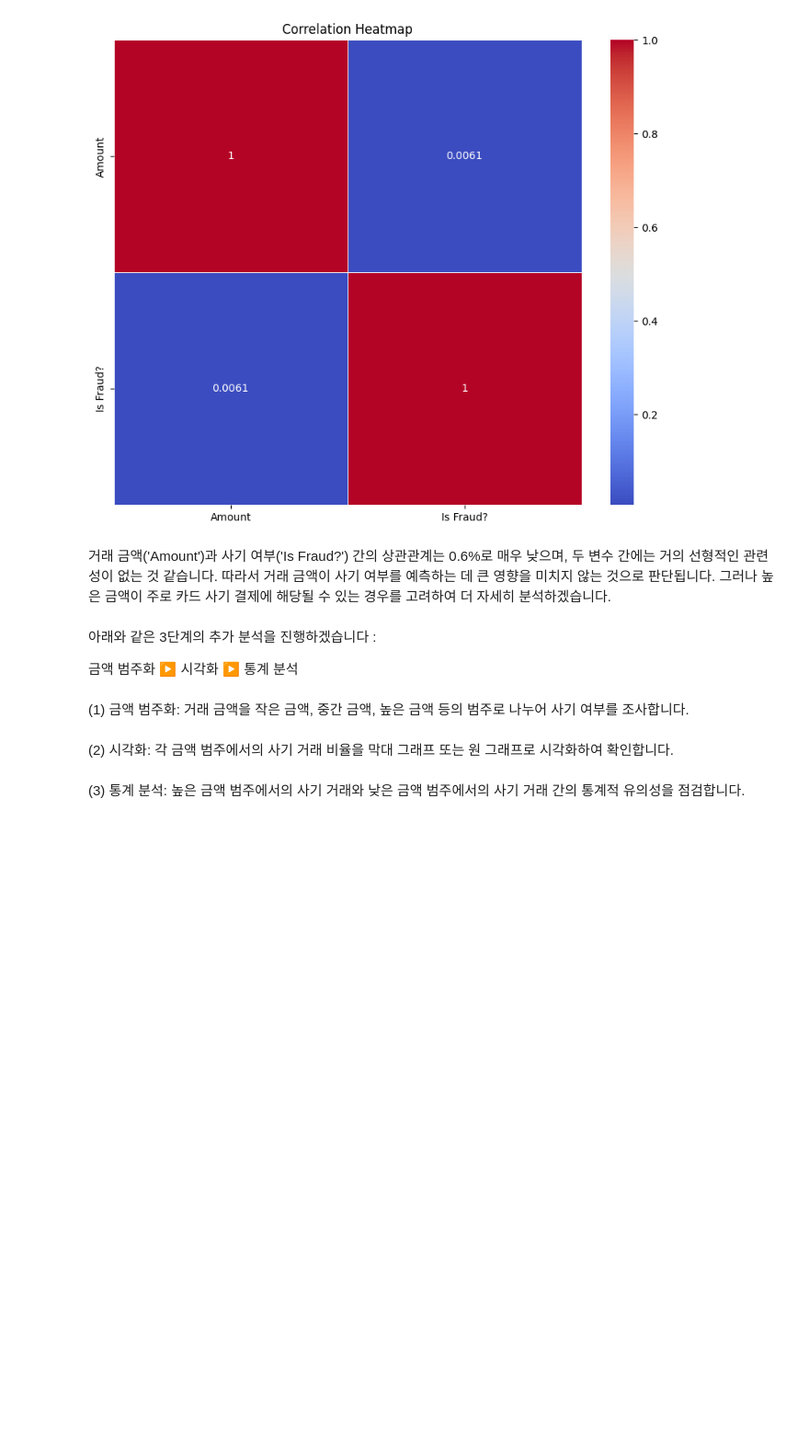
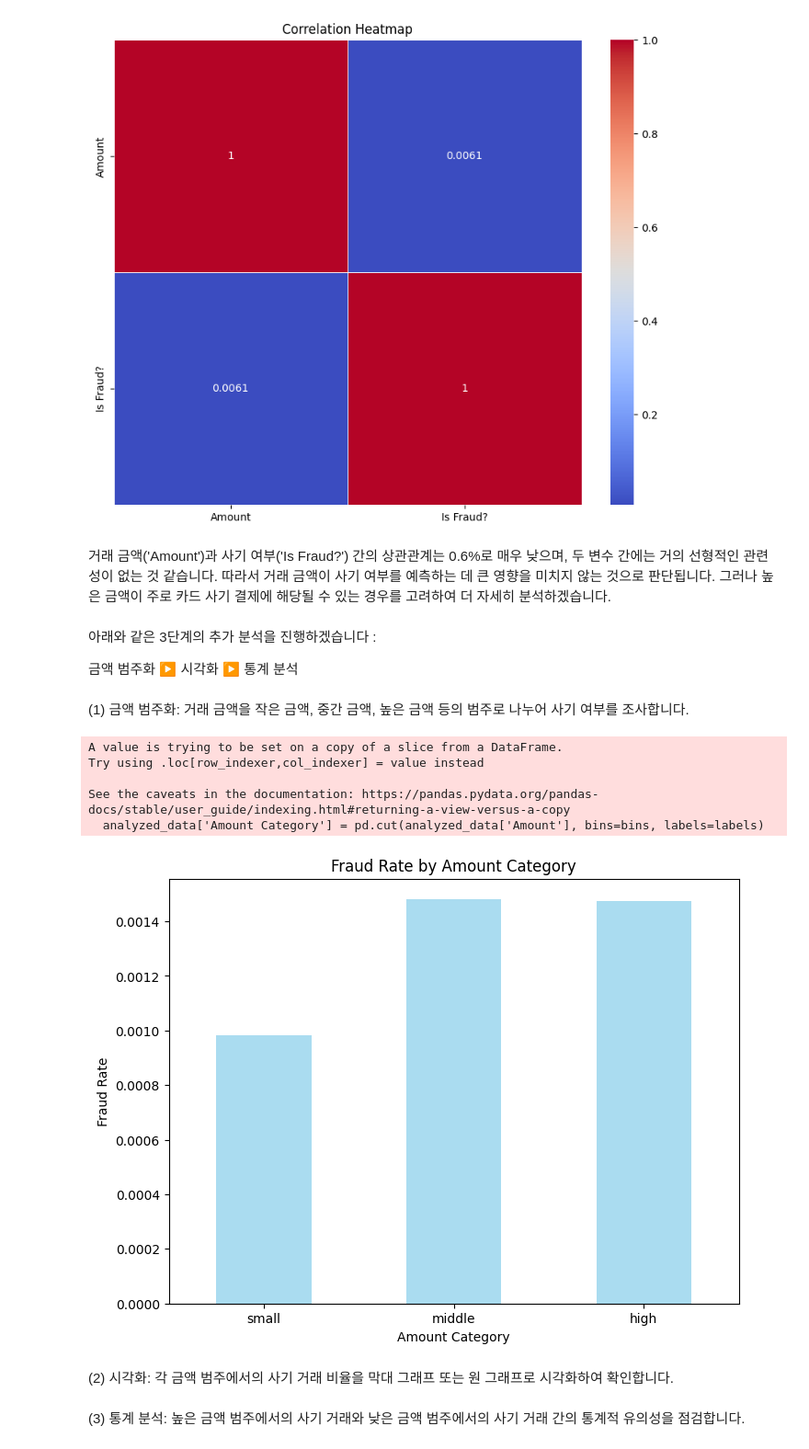
Before and after one commit to pixelwizard2/GuardianPay---Protecting-Against-Lost-Card-and-Copied-Card-Transactions, a Jupyter notebook: GuardianPay_code_(한국어).ipynb, the cells around one changed output. Shown at 92% size. Cells and saved outputs as stored; diff of their text form; code cells hidden in the pictures; blank space fills up the shorter version.

```diff
--- a/GuardianPay_code_(한국어).ipynb
+++ b/GuardianPay_code_(한국어).ipynb
@@ -190,6 +190,32 @@ plt.show()
 금액 범주화 ▶ 시각화 ▶ 통계 분석
 # %% [markdown]
 (1) 금액 범주화: 거래 금액을 작은 금액, 중간 금액, 높은 금액 등의 범주로 나누어 사기 여부를 조사합니다.
+# %%
+import matplotlib.pyplot as plt
+
+# 금액을 작은 금액, 중간 금액, 높은 금액 범주로 나눕니다.
+bins = [0, 50, 100, analyzed_data['Amount'].max()]
+labels = ['small', 'middle', 'high']
+analyzed_data['Amount Category'] = pd.cut(analyzed_data['Amount'], bins=bins, labels=labels)
+
+# 각 금액 범주의 사기 거래 비율을 계산합니다.
+fraud_rate_by_amount = analyzed_data.groupby('Amount Category')['Is Fraud?'].mean()
+
+# 사기 거래 비율을 막대 그래프로 시각화합니다.
+plt.figure(figsize=(8, 6))
+fraud_rate_by_amount.plot(kind='bar', color='skyblue', alpha=0.7)
+plt.xlabel('Amount Category')
+plt.ylabel('Fraud Rate')
+plt.title('Fraud Rate by Amount Category')
+plt.xticks(rotation=0)
+plt.show()
+# %% [output]
+A value is trying to be set on a copy of a slice from a DataFrame.
+Try using .loc[row_indexer,col_indexer] = value instead
+
+See the caveats in the documentation: https://pandas.pydata.org/pandas-docs/stable/user_guide/indexing.html#returning-a-view-versus-a-copy
+  analyzed_data['Amount Category'] = pd.cut(analyzed_data['Amount'], bins=bins, labels=labels)
+[figure, added]
 # %% [markdown]
 (2) 시각화: 각 금액 범주에서의 사기 거래 비율을 막대 그래프 또는 원 그래프로 시각화하여 확인합니다.
 # %% [markdown]
```
